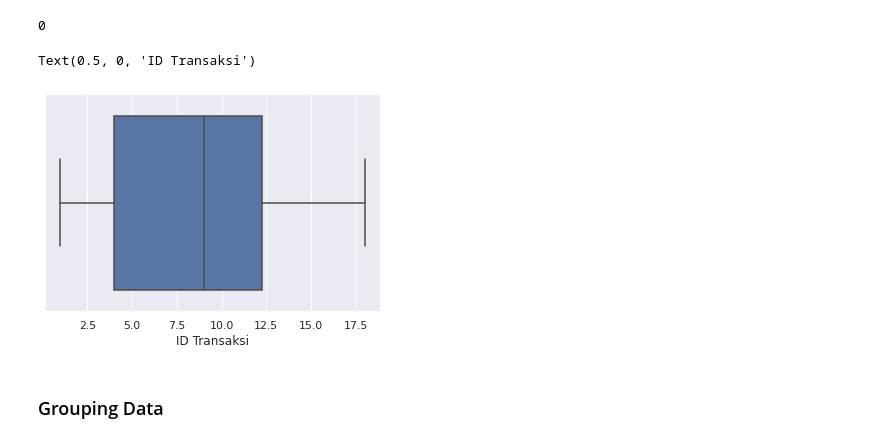
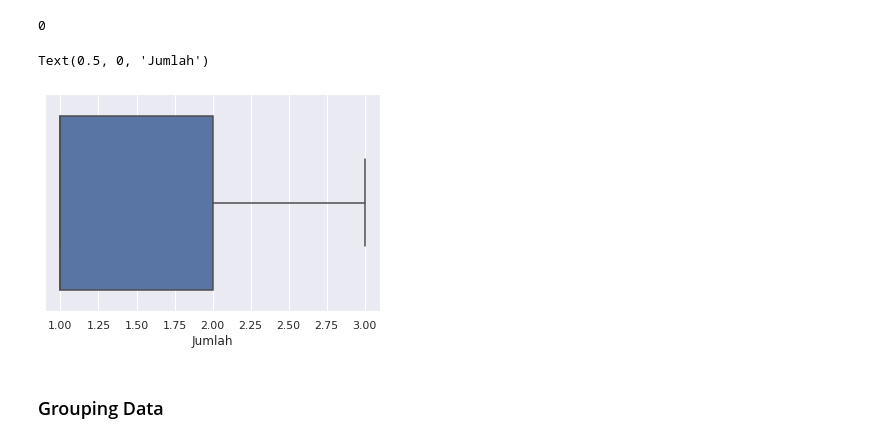
Before and after one commit to yogaap113/Case-Study-03-Data-Mining-UIN-Ganjil-2022-Kelompok-1, a Jupyter notebook: Case_Study_03_Data_Mining_UIN_Ganjil_2022_Kelompok_1.ipynb, the cells around one changed output. Drawn from its saved outputs; the diff is of its cells as text; code cells hidden in the pictures.

```diff
--- a/Case_Study_03_Data_Mining_UIN_Ganjil_2022_Kelompok_1.ipynb
+++ b/Case_Study_03_Data_Mining_UIN_Ganjil_2022_Kelompok_1.ipynb
@@ -131,6 +131,7 @@ dtypes: datetime64[ns](1), int64(3), object(3)
 memory usage: 3.2+ KB
 # %%
 # Mengubah tipe data object/int64 menjadi category
+df['ID Transaksi'] = df['ID Transaksi'].astype('str')
 df['Konsumen'] = df['Konsumen'].astype('category')
 df['Nama Produk'] = df['Nama Produk'].astype('category')
 df['Merek'] = df['Merek'].astype('category')
@@ -160,11 +161,11 @@ df.duplicated().sum()
 # %%
 # Cek outlier
 # Outlier di variabel
-ax = sns.boxplot(x=df["ID Transaksi"])
-ax.set_xlabel('ID Transaksi')
+ax = sns.boxplot(x=df["Jumlah"])
+ax.set_xlabel('Jumlah')
 # %% [output]
-Text(0.5, 0, 'ID Transaksi')
+Text(0.5, 0, 'Jumlah')
-[figure, old version]
+[figure, new version]
 # %% [markdown]
 ### Grouping Data
 # %%
```
Also changed, not shown: parts of 19 cells of this notebook.
